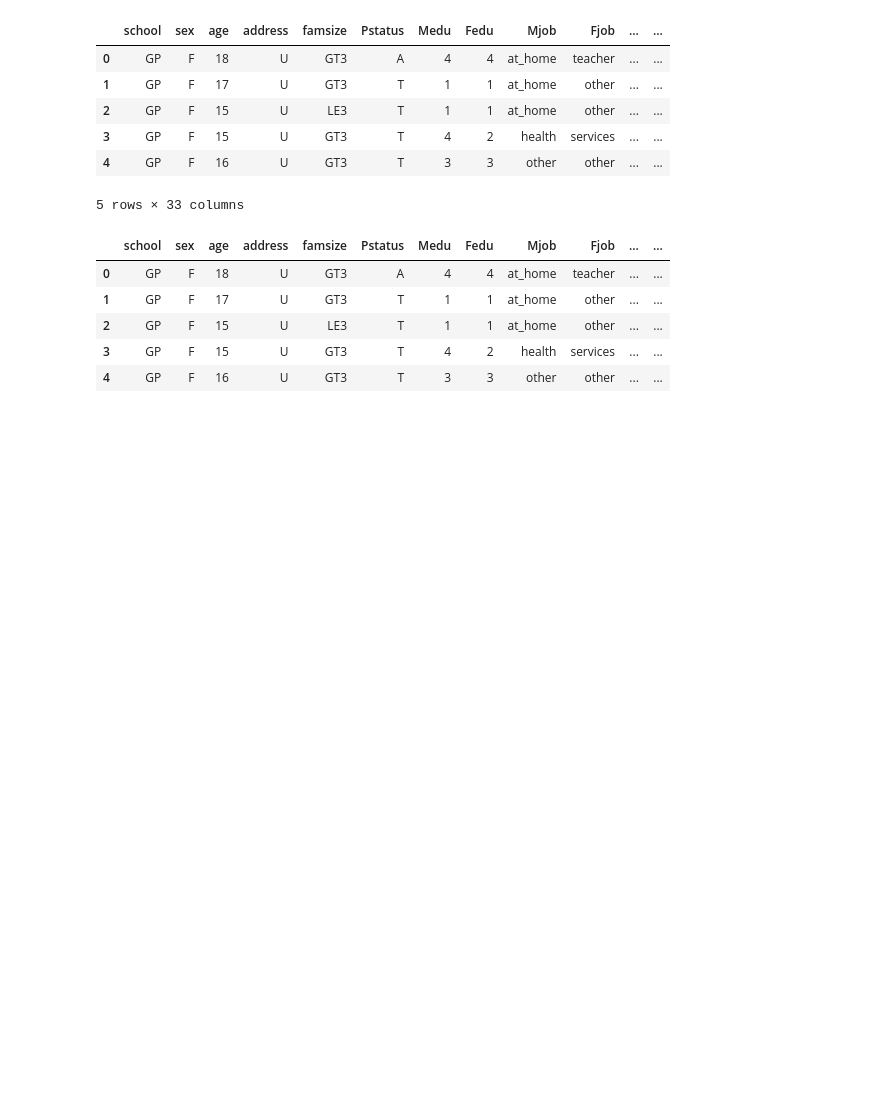
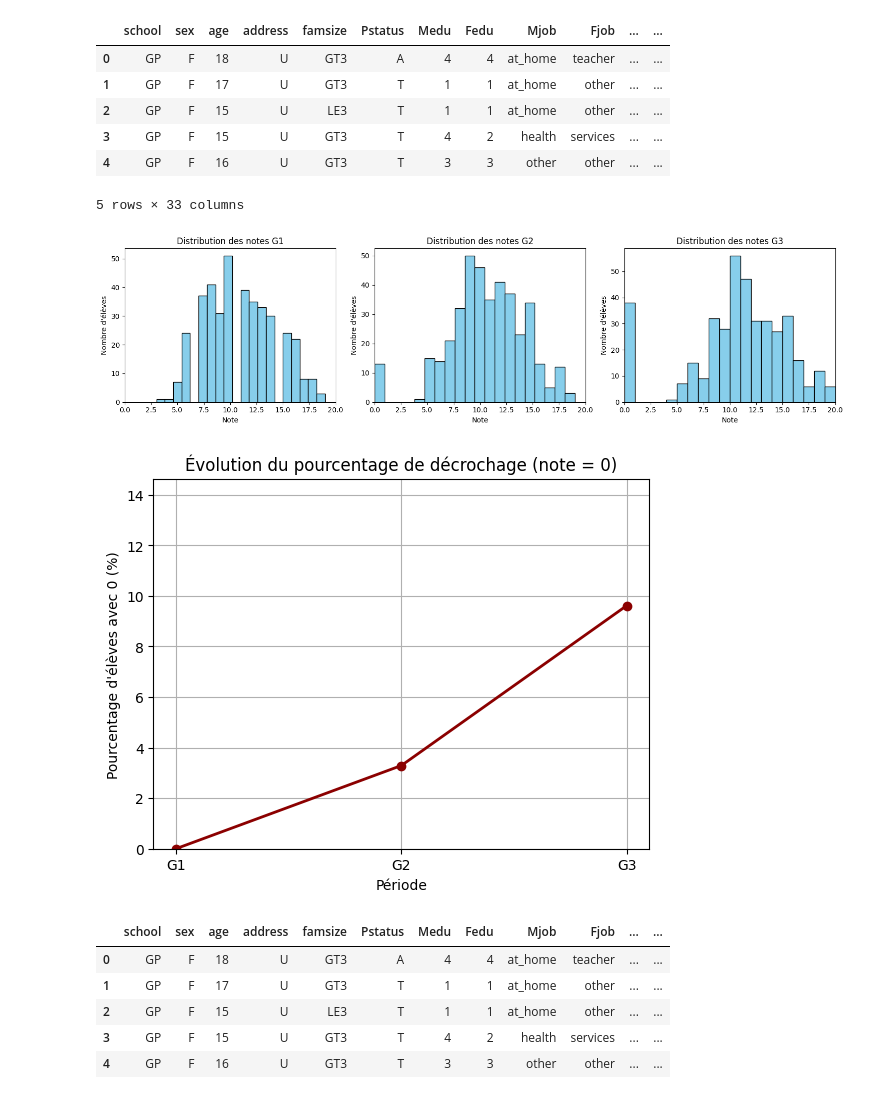
Before and after one commit to rjonathan/du-mlia, a Jupyter notebook: script1.ipynb, the cells around one changed output. Saved outputs shown, nothing was run; the diff lists cells and outputs as text; code cells hidden in the pictures; blank space fills up the shorter version.

```diff
--- a/script1.ipynb
+++ b/script1.ipynb
@@ -27,6 +44,43 @@ dataMath.head()
 | 3 | GP | F | 15 | U | GT3 | T | 4 | 2 | health | services | ... | ... |
 | 4 | GP | F | 16 | U | GT3 | T | 3 | 3 | other | other | ... | ... |
 5 rows × 33 columns
+# %%
+fig, axs = plt.subplots(1, 3, figsize=(15, 4))
+
+for idx, col in enumerate(['G1', 'G2', 'G3']):
+    axs[idx].hist(dataMath[col], bins=20, color='skyblue', edgecolor='black')
+    axs[idx].set_title(f'Distribution des notes {col}')
+    axs[idx].set_xlim(0, 20)
+    axs[idx].set_xlabel('Note')
+    axs[idx].set_ylabel('Nombre d\'élèves')
+
+plt.tight_layout()
+plt.show()
+
+
+# Total d'élèves (lignes dans le dataset)
+total_eleves = len(dataMath)
+
+# Pourcentage de décrocheurs (note = 0) par période
+zero_percentages = {
+    'G1': (dataMath['G1'] == 0).sum() / total_eleves * 100,
+    'G2': (dataMath['G2'] == 0).sum() / total_eleves * 100,
+    'G3': (dataMath['G3'] == 0).sum() / total_eleves * 100
+}
+
+# Tracer le graphe en ligne
+plt.plot(list(zero_percentages.keys()), list(zero_percentages.values()),
+         marker='o', linestyle='-', color='darkred', linewidth=2)
+
+plt.title("Évolution du pourcentage de décrochage (note = 0)")
+plt.xlabel("Période")
+plt.ylabel("Pourcentage d'élèves avec 0 (%)")
+plt.ylim(0, max(zero_percentages.values()) + 5)
+plt.grid(True)
+plt.show()
+# %% [output]
+[figure, added]
+[figure, added]
 # %%
 dataPor = pd.read_csv('./data/student/student-por.csv',sep=';',  dtype={0: str})
 dataPor.head()
```
Also changed, not shown: parts of 2 cells of this notebook, 1 other file.
